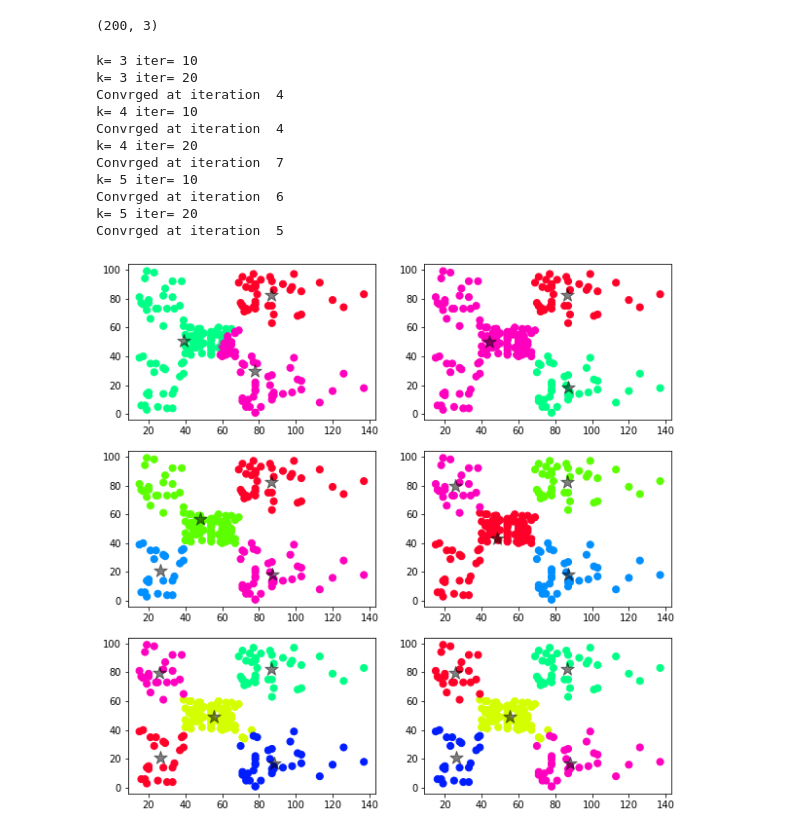
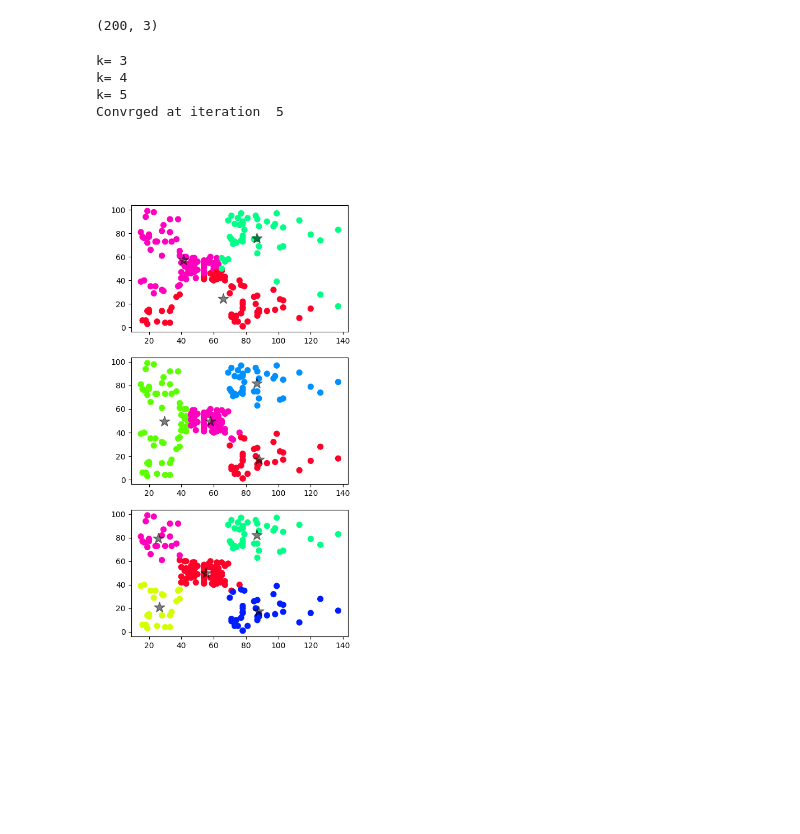
Before and after one commit to Samar-ds/Ml_inlamning, a Jupyter notebook: Samar_Kmeans.ipynb, the cells around one changed output. Cells and saved outputs as stored; diff of their text form; code cells hidden in the pictures; blank space fills up the shorter version.

```diff
--- a/Samar_Kmeans.ipynb
+++ b/Samar_Kmeans.ipynb
@@ -295,33 +307,25 @@ Mall_small = data3.iloc[:,1:3].values
 # %%
 ## Clustering with only two attributes: Annual income and Apending score
 
 ks = [3,4,5]
-N_iterations = [10,20]
+N_iterations = 10
 DATA = Mall_small
 
-fig2, axes = plt.subplots(3,2,figsize=(10,10))
+fig2, axes = plt.subplots(3,1,figsize=(5,10))
 axe = axes.flatten()
 m=0
 for i in ks:
-    for j in N_iterations:
-        print('k=',i,'iter=',j)
-        cent,clf = Kmeans(DATA,i,j)
+        print('k=',i)
+        cent,clf = Kmeans(DATA,i,N_iterations)
         axe[m].scatter(DATA[:,0], DATA[:,1], c=clf, s=50, cmap='gist_rainbow_r')
         axe[m].scatter(cent[:,0],cent[:,1], c='black',  marker = '*', s=200, alpha=0.5)
         m = m+1
 plt.show()
 # %% [output]
-k= 3 iter= 10
-k= 3 iter= 20
-Convrged at iteration  4
-k= 4 iter= 10
-Convrged at iteration  4
-k= 4 iter= 20
-Convrged at iteration  7
-k= 5 iter= 10
-Convrged at iteration  6
-k= 5 iter= 20
+k= 3
+k= 4
+k= 5
 Convrged at iteration  5
-[figure, old version]
+[figure, new version]
 # %%
 Mall_scaled = StandardScaler().fit_transform(data3.values)
```
Also changed, not shown: parts of 14 cells of this notebook.
